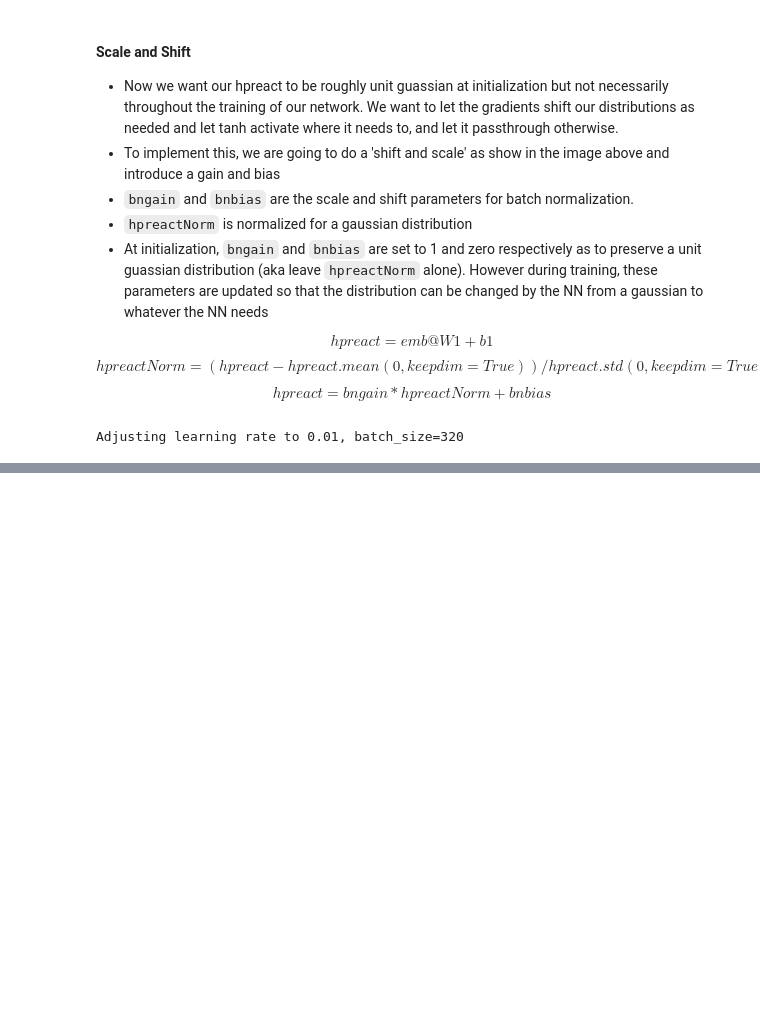
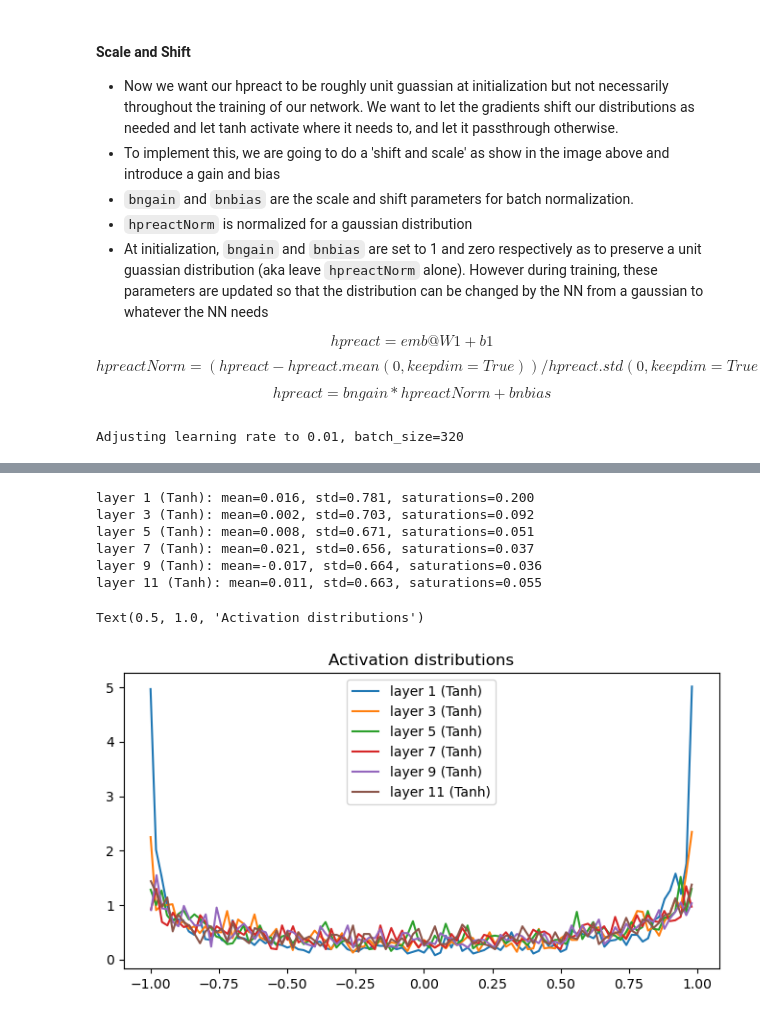
Before and after one commit to osamja/zero-to-hero, a Jupyter notebook: lecture_4_activation_gradients.ipynb, the cells around one changed output, grey strips where cells are left out. Cells and saved outputs as stored; diff of their text form; code cells hidden in the pictures; blank space fills up the shorter version.

```diff
--- a/lecture_4_activation_gradients.ipynb
+++ b/lecture_4_activation_gradients.ipynb
@@ -678,0 +807,23 @@ NameError: name 'train' is not defined
+# %%
+# visualize histograms of the activation distributions
+
+plt.figure(figsize=(8, 4))
+legends = []
+for i, layer in enumerate(layers[:-1]):
+    if isinstance(layer, Tanh):
+        t = layer.out
+        print(f'layer {i} ({layer.__class__.__name__}): mean={t.mean():.3f}, std={t.std():.3f}, saturations={((t.abs() > 0.98).sum() / t.numel()):.3f}')
+        hy, hx = torch.histogram(t, density=True)
+        plt.plot(hx[:-1].detach(), hy.detach())
+        legends.append(f'layer {i} ({layer.__class__.__name__})')
+plt.legend(legends)
+plt.title('Activation distributions')
+# %% [output]
+layer 1 (Tanh): mean=0.016, std=0.781, saturations=0.200
+layer 3 (Tanh): mean=0.002, std=0.703, saturations=0.092
+layer 5 (Tanh): mean=0.008, std=0.671, saturations=0.051
+layer 7 (Tanh): mean=0.021, std=0.656, saturations=0.037
+layer 9 (Tanh): mean=-0.017, std=0.664, saturations=0.036
+layer 11 (Tanh): mean=0.011, std=0.663, saturations=0.055
+Text(0.5, 1.0, 'Activation distributions')
+[figure, added]
```
Also changed, not shown: parts of 59 cells of this notebook, 1 other file.
